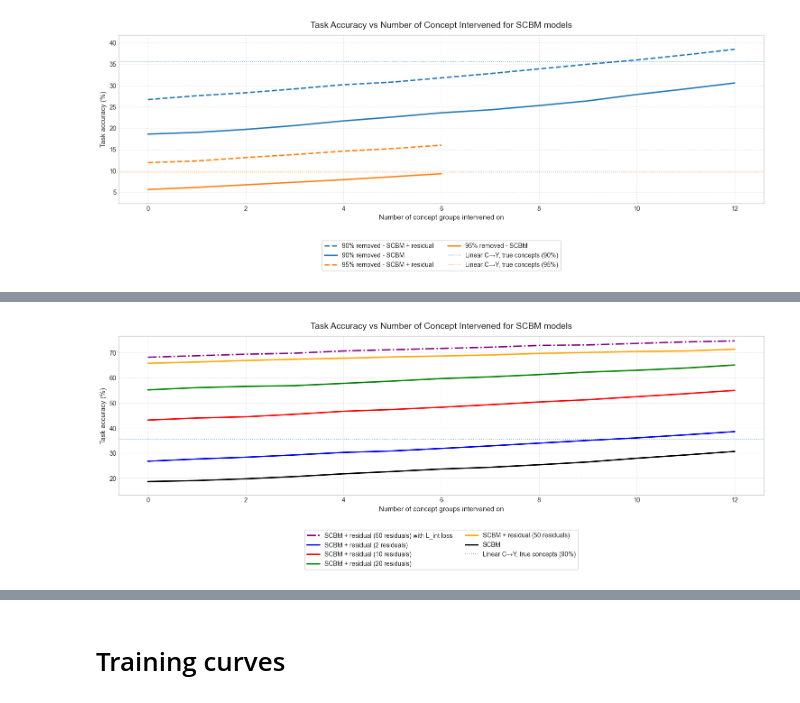
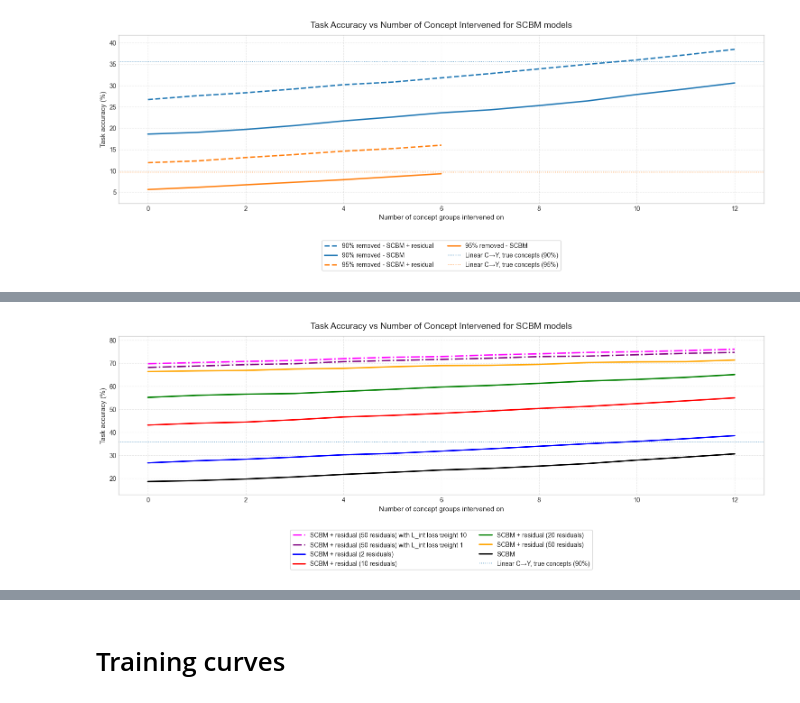
Before and after one commit to stephenmarcou/SCBM_implementation, a Jupyter notebook: results.ipynb, the cells around one changed output, grey strips where cells are left out. Cells and saved outputs as stored; diff of their text form; code cells hidden in the pictures.

```diff
--- a/results.ipynb
+++ b/results.ipynb
@@ -633,16 +633,23 @@ fig, ax = plt.subplots(figsize=(15, 6))
 model_dir_scbm_residual_09_2 = "incomplete_rmv_indiv_concepts_0.9_2026-04-22_18-23-47_bcd0a"
 model_dir_scbm_residual_09_10 = "incomplete_rmv_indiv_concepts_0.9_2026-05-01_18-52-26_4d4e0"
 model_dir_scbm_residual_09_20 = "incomplete_rmv_indiv_concepts_0.9_2026-05-01_18-59-30_8de1f"
-model_dir_scbm_residual_09_50 = "incomplete_rmv_indiv_concepts_0.9_2026-05-01_18-59-57_2f925"
-model_dir_scbm_09_50_L_int_loss = "incomplete_rmv_indiv_concepts_0.9_2026-05-05_16-40-43_4e290"
+#model_dir_scbm_residual_09_50 = "incomplete_rmv_indiv_concepts_0.9_2026-05-01_18-59-57_2f925"
+model_dir_scbm_residual_09_50 = "incomplete_rmv_indiv_concepts_0.9_2026-05-05_17-07-58_92b38"
+model_dir_scbm_09_50_L_int_loss_1 = "incomplete_rmv_indiv_concepts_0.9_2026-05-05_16-40-43_4e290"
+model_dir_scbm_09_50_L_int_loss_10 = "incomplete_rmv_indiv_concepts_0.9_L_int_loss_weight_10_2026-05-05_18-55-54_b26bf"
 
 
 model_dir_scbm_09 = "incomplete_rmv_indiv_concepts_0.9_2026-04-22_15-31-02_2b8ed"
 
 
-(concepts_intervened_list_scbm_09_L_int_loss,
-y_accuracies_list_scbm_09_L_int_loss,
-c_accuracies_list_scbm_09_L_int_loss) = extract_info_from_intervention_log(model_dir_scbm_09_50_L_int_loss, model_type="scbm_residual")
+(concepts_intervened_list_scbm_09_50_L_int_loss_1,
+y_accuracies_list_scbm_09_50_L_int_loss_1,
+c_accuracies_list_scbm_09_50_L_int_loss_1) = extract_info_from_intervention_log(model_dir_scbm_09_50_L_int_loss_1, model_type="scbm_residual")
+
+
+(concepts_intervened_list_scbm_09_50_L_int_loss_10,
+y_accuracies_list_scbm_09_50_L_int_loss_10,
+c_accuracies_list_scbm_09_50_L_int_loss_10) = extract_info_from_intervention_log(model_dir_scbm_09_50_L_int_loss_10, model_type="scbm_residual")
 
 
 
@@ -670,14 +677,27 @@ c_accuracies_list_scbm_res_09_50) = extract_info_from_intervention_log(model_dir
 y_accuracies_list_scbm_09,
 c_accuracies_list_scbm_09) = extract_info_from_intervention_log(model_dir_scbm_09, model_type="scbm")
 
+
 ax.plot(
-    concepts_intervened_list_scbm_09_L_int_loss,
-y_accuracies_list_scbm_09_L_int_loss,
-color = "purple",
-linewidth=2.2,
-markersize=6,
-linestyle="-.",
-label=r"SCBM + residual (50 residuals) with L_int loss",
+    concepts_intervened_list_scbm_09_50_L_int_loss_10,
+    y_accuracies_list_scbm_09_50_L_int_loss_10,
+    color = "magenta",
+    linewidth=2.2,
+    markersize=6,
+    linestyle="-.",
+    label=r"SCBM + residual (50 residuals) with L_int loss weight 10",
+)
+
+
+
+ax.plot(
+    concepts_intervened_list_scbm_09_50_L_int_loss_1,
+    y_accuracies_list_scbm_09_50_L_int_loss_1,
+    color = "purple",
+    linewidth=2.2,
+    markersize=6,
+    linestyle="-.",
+    label=r"SCBM + residual (50 residuals) with L_int loss weight 1",
 )
 
 
@@ -756,36 +776,43 @@ ax.axhline(
 ax.set_title(
     "Task Accuracy vs Number of Concept Intervened for SCBM models",
     fontsize=14,
     pad=12,
 )
 ax.set_xlabel("Number of concept groups intervened on", fontsize=11)
 ax.set_ylabel("Task accuracy (%)", fontsize=11)
 max_len = max(len(concepts_intervened_list_scbm_res_09_2), len(concepts_intervened_list_scbm_09),
               len(concepts_intervened_list_scbm_res_09_10), len(concepts_intervened_list_scbm_res_09_20), len(concepts_intervened_list_scbm_res_09_50))
 ax.xaxis.set_major_locator(
     MaxNLocator(integer=True, prune=None, nbins=min(20, max_len))
 )
 
 
 
 
-y_min = min(min(y_accuracies_list_scbm_res_09_2), min(y_accuracies_list_scbm_09), min(y_accuracies_list_scbm_res_09_10), min(y_accuracies_list_scbm_res_09_20), min(y_accuracies_list_scbm_res_09_50))
-y_max = max(max(y_accuracies_list_scbm_res_09_2), max(y_accuracies_list_scbm_09), max(y_accuracies_list_scbm_res_09_10), max(y_accuracies_list_scbm_res_09_20), max(y_accuracies_list_scbm_res_09_50))
+y_min = min(min(y_accuracies_list_scbm_res_09_2), min(y_accuracies_list_scbm_09),
+            min(y_accuracies_list_scbm_res_09_10), min(y_accuracies_list_scbm_res_09_20),
+            min(y_accuracies_list_scbm_res_09_50), min(y_accuracies_list_scbm_09_50_L_int_loss_1),
+            min(y_accuracies_list_scbm_09_50_L_int_loss_10))
+y_max = max(max(y_accuracies_list_scbm_res_09_2), max(y_accuracies_list_scbm_09),
+            max(y_accuracies_list_scbm_res_09_10), max(y_accuracies_list_scbm_res_09_20),
+            max(y_accuracies_list_scbm_res_09_50), max(y_accuracies_list_scbm_09_50_L_int_loss_1),
+            max(y_accuracies_list_scbm_09_50_L_int_loss_10))
+
 pad = max((y_max - y_min) * 0.1, 0.5)
 ax.set_ylim(y_min - pad, y_max + pad)
 
 ax.grid(True, which="major", linestyle="--", alpha=0.45)
 ax.legend(
     loc="upper center",
     bbox_to_anchor=(0.5, -0.2),
     ncol=2,  # spread across columns
     frameon=True
 )
 
 fig.tight_layout()
 plt.show()
 # %% [output]
-[figure, old version]
+[figure, new version]
 # %%
 df_dict = {
     "Model": [
```
Also changed, not shown: parts of 1 cell of this notebook, 4 other files.
